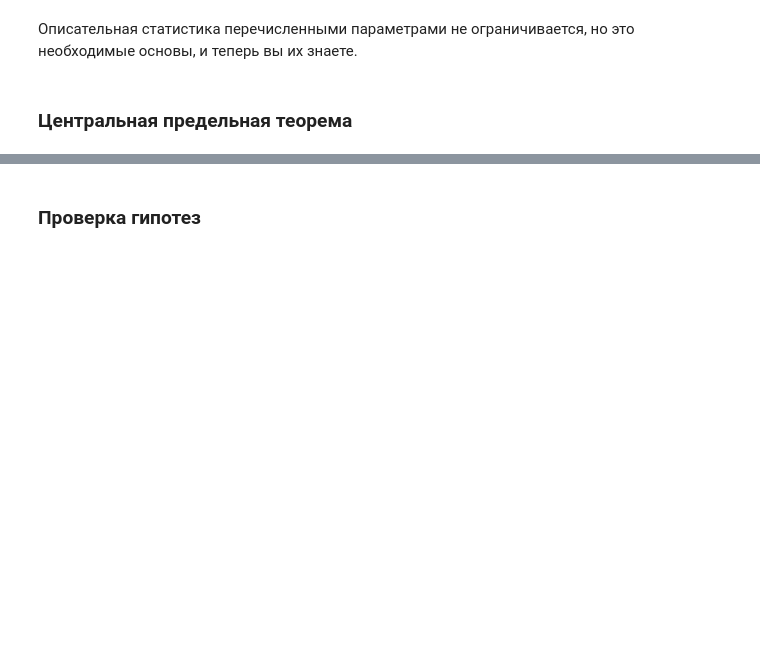
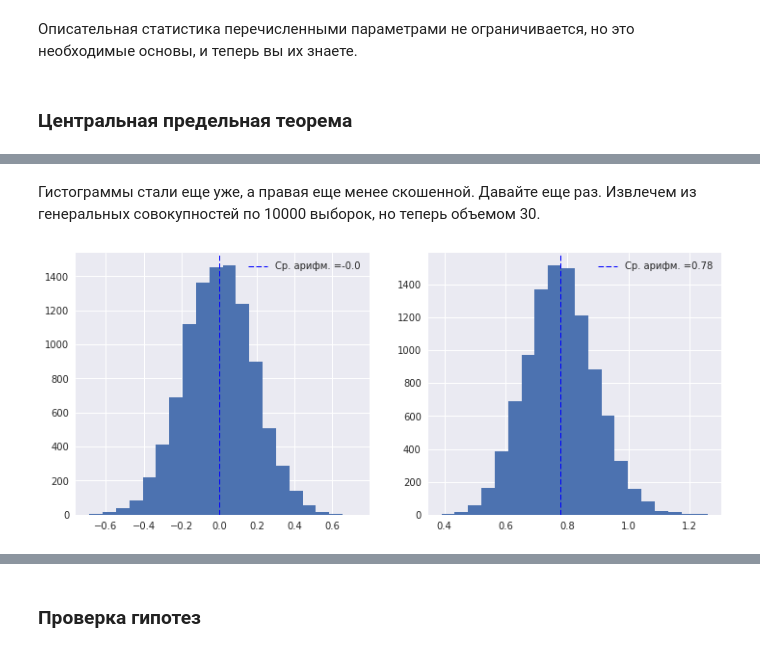
Before and after one commit to mishaberegov/statistics, a Jupyter notebook: Статистика_для_нубов.ipynb, the cells around one changed output, grey strips where cells are left out. Saved outputs shown, nothing was run; the diff lists cells and outputs as text; code cells hidden in the pictures; blank space fills up the shorter version.

```diff
--- a/Статистика_для_нубов.ipynb
+++ b/Статистика_для_нубов.ipynb
@@ -503,0 +516,19 @@ plt.show()
+# %% [markdown]
+Гистограммы стали еще уже, а правая еще менее скошенной. Давайте еще раз. Извлечем из генеральных совокупностей по 10000 выборок, но теперь объемом 30.
+# %%
+mean_list_norm = np.array([np.mean(np.random.choice(norm, 30)) for i in range(10000)])
+mean_list_skewed = np.array([np.mean(np.random.choice(skewed, 30)) for i in range(10000)])
+
+fig = plt.figure(figsize=(12, 5))
+fig.add_subplot(121)
+plt.axvline(mean_list_norm.mean(), color='b', linestyle='dashed', linewidth=1)
+plt.legend(['Ср. арифм. ='+str(round(mean_list_norm.mean(), 2))])
+plt.hist(mean_list_norm, bins = 20)
+
+fig.add_subplot(122)
+plt.hist(mean_list_skewed, bins = 20)
+plt.axvline(mean_list_skewed.mean(), color='b', linestyle='dashed', linewidth=1)
+plt.legend(['Ср. арифм. ='+str(round(mean_list_skewed.mean(), 2))])
+plt.show()
+# %% [output]
+[figure, added]
```
Also changed, not shown: parts of 28 cells of this notebook.
